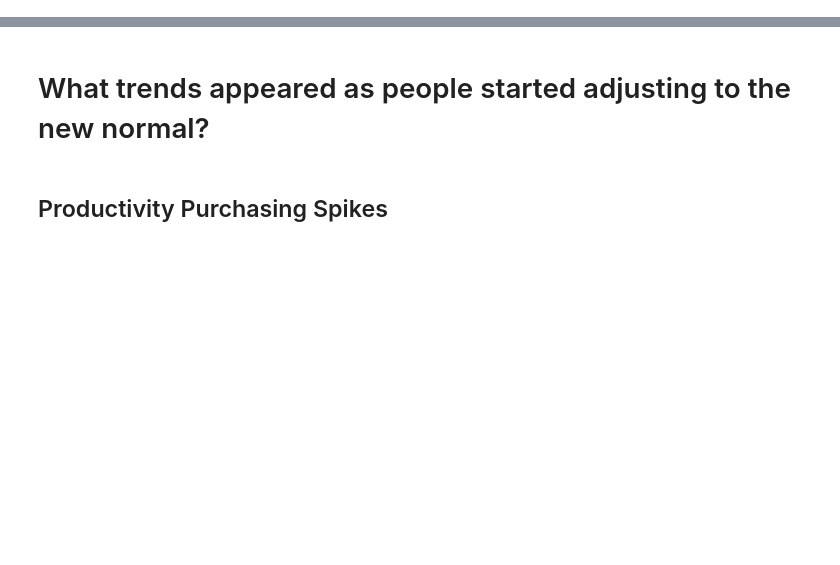
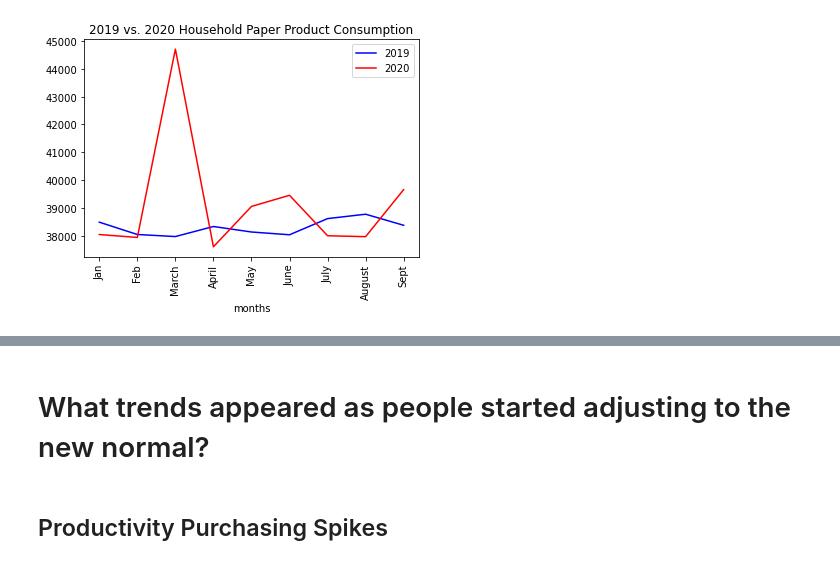
Before and after one commit to staceywai/bootcamp-project, a Jupyter notebook: Final_Data-Analysis.ipynb, the cells around one changed output, grey strips where cells are left out. Saved outputs shown, nothing was run; the diff lists cells and outputs as text; code cells hidden in the pictures; blank space fills up the shorter version.

```diff
--- a/Final_Data-Analysis.ipynb
+++ b/Final_Data-Analysis.ipynb
@@ -41,0 +179,18 @@ x_values = ['January', 'February', 'March', 'April', 'May', 'June', 'July', 'Aug
+# %%
+# Panic Spending for Paper Products
+
+# 2019 vs. 2020 Household Paper Product Consumption
+presceiptiondrugs19 = plt.plot(months, graph19_df.loc['Household paper products',['2019M01', '2019M02', '2019M03', '2019M04', '2019M05', '2019M06',
+       '2019M07', '2019M08', '2019M09']], color="blue", label="2019")
+
+prescriptiondrugs20 = plt.plot(months, graph20_df.loc['Household paper products',['2020M01', '2020M02', '2020M03', '2020M04', '2020M05', '2020M06',
+       '2020M07', '2020M08', '2020M09']], color="red", label="2020")
+
+plt.legend([2019, 2020], loc="best")
+plt.title("2019 vs. 2020 Household Paper Product Consumption")
+plt.xlabel("months")
+plt.xticks(rotation="vertical")
+plt.savefig('Images/paperproducts19vs20.png')
+plt.show()
+# %% [output]
+[figure, added]
```
Also changed, not shown: parts of 15 cells of this notebook.
